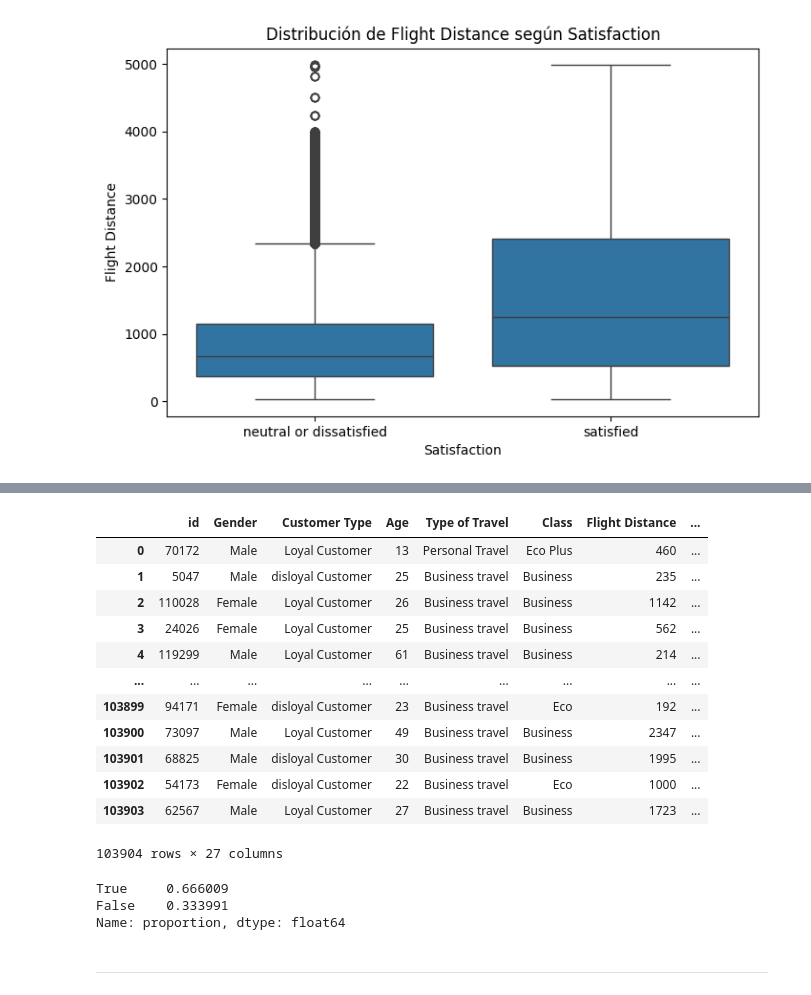
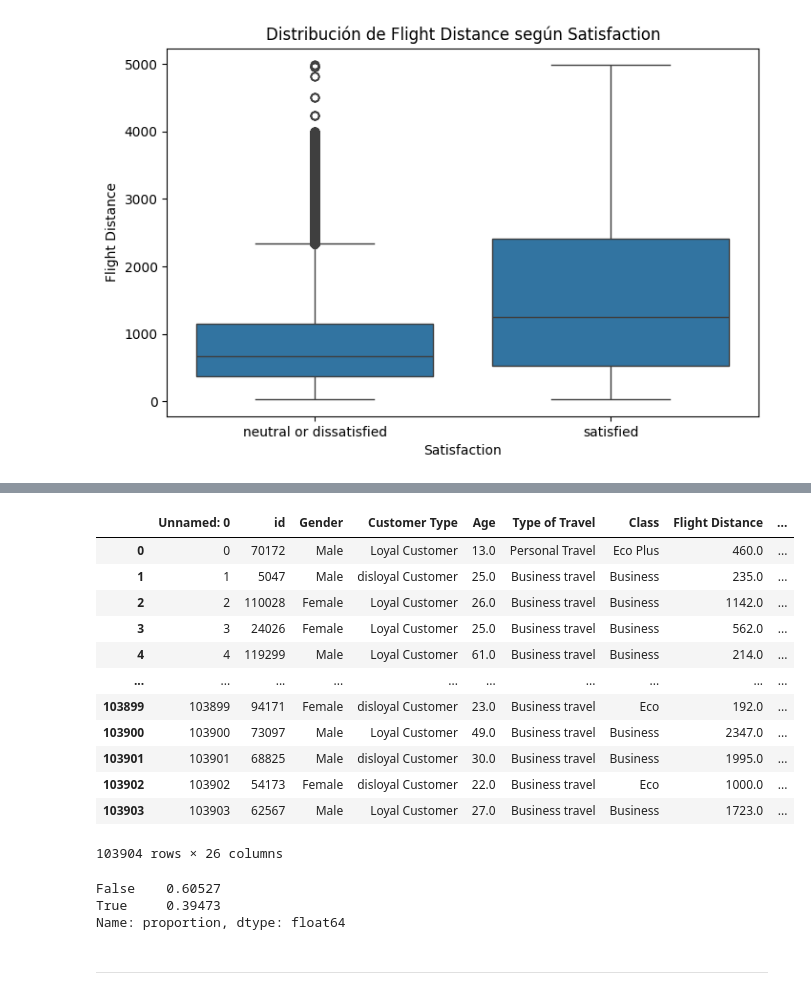
Before and after one commit to FIUBA-Posgrado-Inteligencia-Artificial/aprMaqI_CEIA, a Jupyter notebook: trabajo_practico/eda_airline_passenger.ipynb, the cells around one changed output, grey strips where cells are left out. Saved outputs shown, nothing was run; the diff lists cells and outputs as text; code cells hidden in the pictures.

```diff
--- a/trabajo_practico/eda_airline_passenger.ipynb
+++ b/trabajo_practico/eda_airline_passenger.ipynb
@@ -154,0 +208,5 @@ Name: count, dtype: int64
+# %%
+df_plot = df_train.copy()
+
+for col in service_columns:
+    df_plot[col] = df_plot[col].replace(0, "No aplica")
@@ -154,0 +281,26 @@ Name: count, dtype: int64
+# %%
+df_analysis = df_train.copy()
+
+df_analysis[numeric_columns] = (
+    df_analysis[numeric_columns]
+    .astype("float64")
+)
+
+df_analysis[nominal_categorical__columns] = (
+    df_analysis[nominal_categorical__columns]
+    .astype("category")
+)
+
+service_dtype = CategoricalDtype(
+    categories=[1, 2, 3, 4, 5],
+    ordered=True
+)
+
+for col in service_columns:
+    df_analysis[col] = (
+        df_analysis[col]
+        .replace(0, np.nan)
+        .astype(service_dtype)
+    )
+
+df_analysis.info()
@@ -225,40 +724,40 @@ plt.show()
 # %%
 #ok baggage hadling/ 20% + is seat comfort/ 10% + is business/10% + short flight distance/10% + on time/10% + class/30% + = <5
 
 def compute_baseline(row):
     baggage = 1 if row["Baggage handling"] > 3 else 0
     seat = 1 if row["Seat comfort"] > 3 else 0
     short_flight = 1 if row["Flight Distance"] < 1000 else 0
     is_business =  1 if row["Type of Travel"] == "Business travel" else 0
     on_time = 0 if row["Departure Delay in Minutes"] >= 15 or row["Arrival Delay in Minutes"] >= 15 else 1
     class_type = 1 if row["Class"] == "Business" else 0
 
     index = (baggage + on_time) * 0.2 + 0.1 * (seat + is_business + short_flight) + class_type *0.3
     if index >= 0.5:
         return "satisfied"
     return "not satisfied"
 
-df_train["baseline_satisfaction"] = df_train.apply(compute_baseline, axis=1)
-df_train
+df_analysis["baseline_satisfaction"] = df_analysis.apply(compute_baseline, axis=1)
+df_analysis
 # %% [output]
-|  | id | Gender | Customer Type | Age | Type of Travel | Class | Flight Distance | ... |
-| 0 | 70172 | Male | Loyal Customer | 13 | Personal Travel | Eco Plus | 460 | ... |
-| 1 | 5047 | Male | disloyal Customer | 25 | Business travel | Business | 235 | ... |
-| 2 | 110028 | Female | Loyal Customer | 26 | Business travel | Business | 1142 | ... |
-| 3 | 24026 | Female | Loyal Customer | 25 | Business travel | Business | 562 | ... |
-| 4 | 119299 | Male | Loyal Customer | 61 | Business travel | Business | 214 | ... |
-| ... | ... | ... | ... | ... | ... | ... | ... | ... |
-| 103899 | 94171 | Female | disloyal Customer | 23 | Business travel | Eco | 192 | ... |
-| 103900 | 73097 | Male | Loyal Customer | 49 | Business travel | Business | 2347 | ... |
-| 103901 | 68825 | Male | disloyal Customer | 30 | Business travel | Business | 1995 | ... |
-| 103902 | 54173 | Female | disloyal Customer | 22 | Business travel | Eco | 1000 | ... |
-| 103903 | 62567 | Male | Loyal Customer | 27 | Business travel | Business | 1723 | ... |
+|  | Unnamed: 0 | id | Gender | Customer Type | Age | Type of Travel | Class | Flight Distance | ... |
+| 0 | 0 | 70172 | Male | Loyal Customer | 13.0 | Personal Travel | Eco Plus | 460.0 | ... |
+| 1 | 1 | 5047 | Male | disloyal Customer | 25.0 | Business travel | Business | 235.0 | ... |
+| 2 | 2 | 110028 | Female | Loyal Customer | 26.0 | Business travel | Business | 1142.0 | ... |
+| 3 | 3 | 24026 | Female | Loyal Customer | 25.0 | Business travel | Business | 562.0 | ... |
+| 4 | 4 | 119299 | Male | Loyal Customer | 61.0 | Business travel | Business | 214.0 | ... |
+| ... | ... | ... | ... | ... | ... | ... | ... | ... | ... |
+| 103899 | 103899 | 94171 | Female | disloyal Customer | 23.0 | Business travel | Eco | 192.0 | ... |
+| 103900 | 103900 | 73097 | Male | Loyal Customer | 49.0 | Business travel | Business | 2347.0 | ... |
+| 103901 | 103901 | 68825 | Male | disloyal Customer | 30.0 | Business travel | Business | 1995.0 | ... |
+| 103902 | 103902 | 54173 | Female | disloyal Customer | 22.0 | Business travel | Eco | 1000.0 | ... |
+| 103903 | 103903 | 62567 | Male | Loyal Customer | 27.0 | Business travel | Business | 1723.0 | ... |
-103904 rows × 27 columns
+103904 rows × 26 columns
 # %%
-df_train[["satisfaction","baseline_satisfaction"]].apply(lambda row: row["satisfaction"] == row["baseline_satisfaction"], axis=1).value_counts(normalize=True)
+df_analysis[["satisfaction","baseline_satisfaction"]].apply(lambda row: row["satisfaction"] == row["baseline_satisfaction"], axis=1).value_counts(normalize=True)
 # %% [output]
-True     0.666009
-False    0.333991
+False    0.60527
+True     0.39473
 Name: proportion, dtype: float64
 # %% [markdown]
 ---
```
Also changed, not shown: parts of 36 cells of this notebook.
